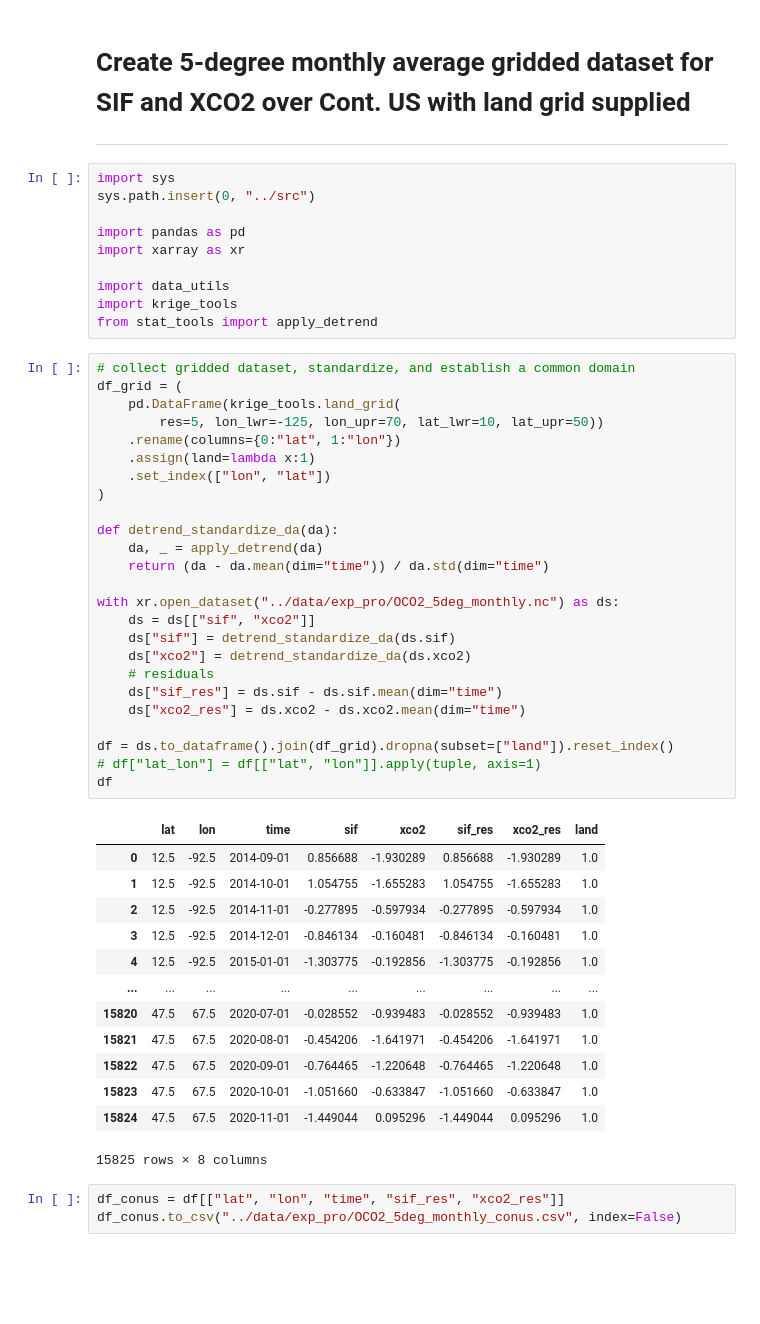
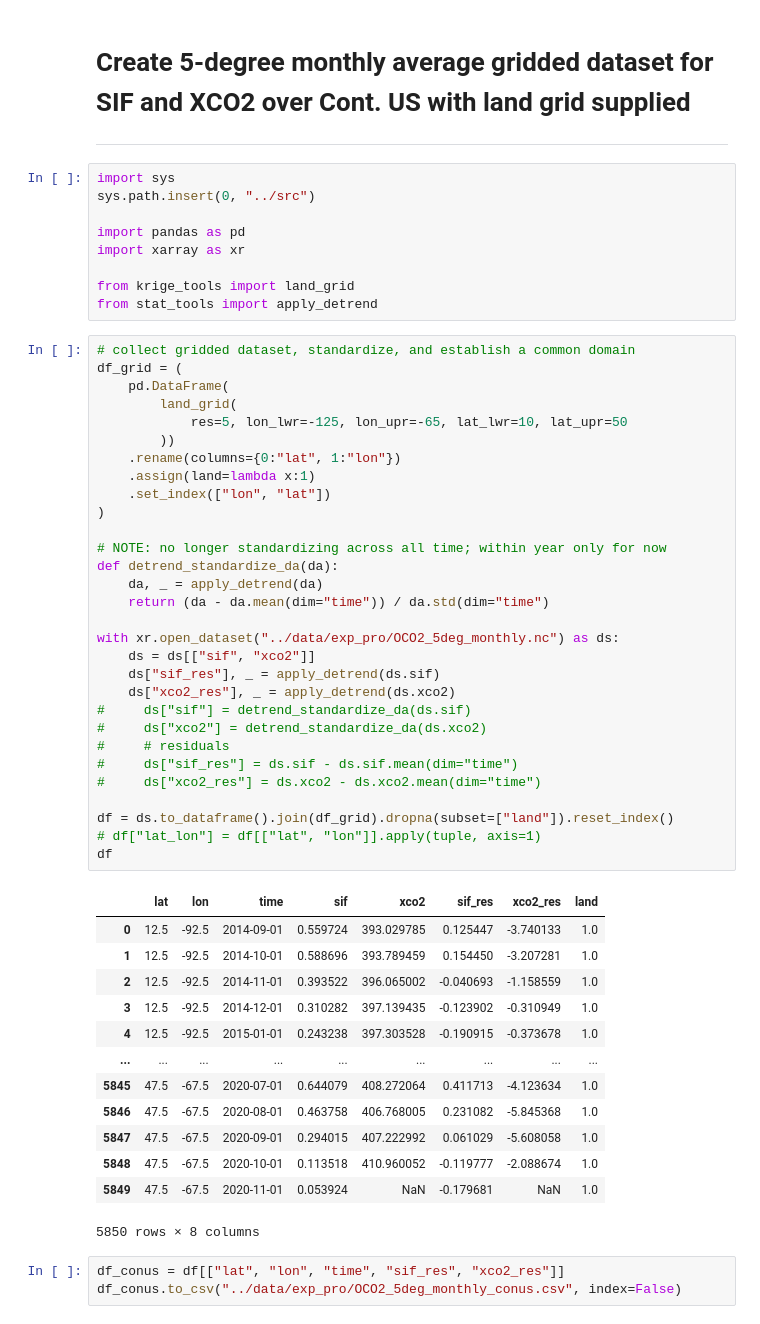
Before and after one commit to 91Mrwu/sif-xco2-cokriging, a Jupyter notebook: scripts/create_conus_5degree_with_land.ipynb, the cells around one changed output. Cells and saved outputs as stored; diff of their text form; blank space fills up the shorter version.

```diff
--- a/scripts/create_conus_5degree_with_land.ipynb
+++ b/scripts/create_conus_5degree_with_land.ipynb
@@ -8,48 +8,52 @@ sys.path.insert(0, "../src")
 import pandas as pd
 import xarray as xr
 
-import data_utils
-import krige_tools
+from krige_tools import land_grid
 from stat_tools import apply_detrend
 # %%
 # collect gridded dataset, standardize, and establish a common domain
 df_grid = (
-    pd.DataFrame(krige_tools.land_grid(
-        res=5, lon_lwr=-125, lon_upr=70, lat_lwr=10, lat_upr=50))
+    pd.DataFrame(
+        land_grid(
+            res=5, lon_lwr=-125, lon_upr=-65, lat_lwr=10, lat_upr=50
+        ))
     .rename(columns={0:"lat", 1:"lon"})
     .assign(land=lambda x:1)
     .set_index(["lon", "lat"])
 )
 
+# NOTE: no longer standardizing across all time; within year only for now
 def detrend_standardize_da(da):
     da, _ = apply_detrend(da)
     return (da - da.mean(dim="time")) / da.std(dim="time")
 
 with xr.open_dataset("../data/exp_pro/OCO2_5deg_monthly.nc") as ds:
     ds = ds[["sif", "xco2"]]
-    ds["sif"] = detrend_standardize_da(ds.sif)
-    ds["xco2"] = detrend_standardize_da(ds.xco2)
-    # residuals
-    ds["sif_res"] = ds.sif - ds.sif.mean(dim="time")
-    ds["xco2_res"] = ds.xco2 - ds.xco2.mean(dim="time")
+    ds["sif_res"], _ = apply_detrend(ds.sif)
+    ds["xco2_res"], _ = apply_detrend(ds.xco2)
+#     ds["sif"] = detrend_standardize_da(ds.sif)
+#     ds["xco2"] = detrend_standardize_da(ds.xco2)
+#     # residuals
+#     ds["sif_res"] = ds.sif - ds.sif.mean(dim="time")
+#     ds["xco2_res"] = ds.xco2 - ds.xco2.mean(dim="time")
 
 df = ds.to_dataframe().join(df_grid).dropna(subset=["land"]).reset_index()
 # df["lat_lon"] = df[["lat", "lon"]].apply(tuple, axis=1)
 df
 # %% [output]
 |  | lat | lon | time | sif | xco2 | sif_res | xco2_res | land |
-| 0 | 12.5 | -92.5 | 2014-09-01 | 0.856688 | -1.930289 | 0.856688 | -1.930289 | 1.0 |
-| 1 | 12.5 | -92.5 | 2014-10-01 | 1.054755 | -1.655283 | 1.054755 | -1.655283 | 1.0 |
-| 2 | 12.5 | -92.5 | 2014-11-01 | -0.277895 | -0.597934 | -0.277895 | -0.597934 | 1.0 |
-| 3 | 12.5 | -92.5 | 2014-12-01 | -0.846134 | -0.160481 | -0.846134 | -0.160481 | 1.0 |
-| 4 | 12.5 | -92.5 | 2015-01-01 | -1.303775 | -0.192856 | -1.303775 | -0.192856 | 1.0 |
+| 0 | 12.5 | -92.5 | 2014-09-01 | 0.559724 | 393.029785 | 0.125447 | -3.740133 | 1.0 |
+| 1 | 12.5 | -92.5 | 2014-10-01 | 0.588696 | 393.789459 | 0.154450 | -3.207281 | 1.0 |
+| 2 | 12.5 | -92.5 | 2014-11-01 | 0.393522 | 396.065002 | -0.040693 | -1.158559 | 1.0 |
+| 3 | 12.5 | -92.5 | 2014-12-01 | 0.310282 | 397.139435 | -0.123902 | -0.310949 | 1.0 |
+| 4 | 12.5 | -92.5 | 2015-01-01 | 0.243238 | 397.303528 | -0.190915 | -0.373678 | 1.0 |
 | ... | ... | ... | ... | ... | ... | ... | ... | ... |
-| 15820 | 47.5 | 67.5 | 2020-07-01 | -0.028552 | -0.939483 | -0.028552 | -0.939483 | 1.0 |
-| 15821 | 47.5 | 67.5 | 2020-08-01 | -0.454206 | -1.641971 | -0.454206 | -1.641971 | 1.0 |
-| 15822 | 47.5 | 67.5 | 2020-09-01 | -0.764465 | -1.220648 | -0.764465 | -1.220648 | 1.0 |
-| 15823 | 47.5 | 67.5 | 2020-10-01 | -1.051660 | -0.633847 | -1.051660 | -0.633847 | 1.0 |
-| 15824 | 47.5 | 67.5 | 2020-11-01 | -1.449044 | 0.095296 | -1.449044 | 0.095296 | 1.0 |
+| 5845 | 47.5 | -67.5 | 2020-07-01 | 0.644079 | 408.272064 | 0.411713 | -4.123634 | 1.0 |
+| 5846 | 47.5 | -67.5 | 2020-08-01 | 0.463758 | 406.768005 | 0.231082 | -5.845368 | 1.0 |
+| 5847 | 47.5 | -67.5 | 2020-09-01 | 0.294015 | 407.222992 | 0.061029 | -5.608058 | 1.0 |
+| 5848 | 47.5 | -67.5 | 2020-10-01 | 0.113518 | 410.960052 | -0.119777 | -2.088674 | 1.0 |
+| 5849 | 47.5 | -67.5 | 2020-11-01 | 0.053924 | NaN | -0.179681 | NaN | 1.0 |
-15825 rows × 8 columns
+5850 rows × 8 columns
 # %%
 df_conus = df[["lat", "lon", "time", "sif_res", "xco2_res"]]
 df_conus.to_csv("../data/exp_pro/OCO2_5deg_monthly_conus.csv", index=False)
```
Also changed, not shown: 3 other files.
